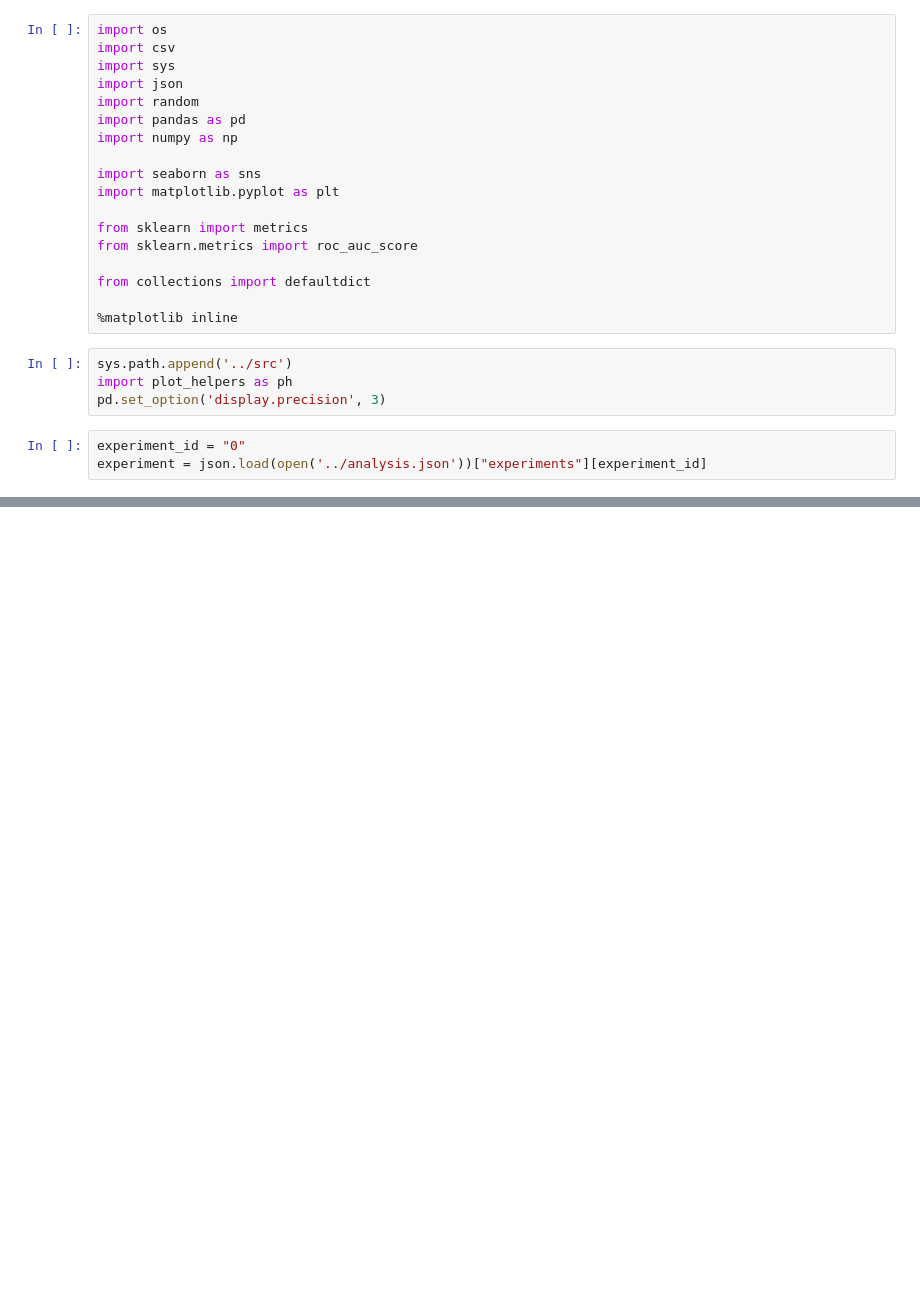
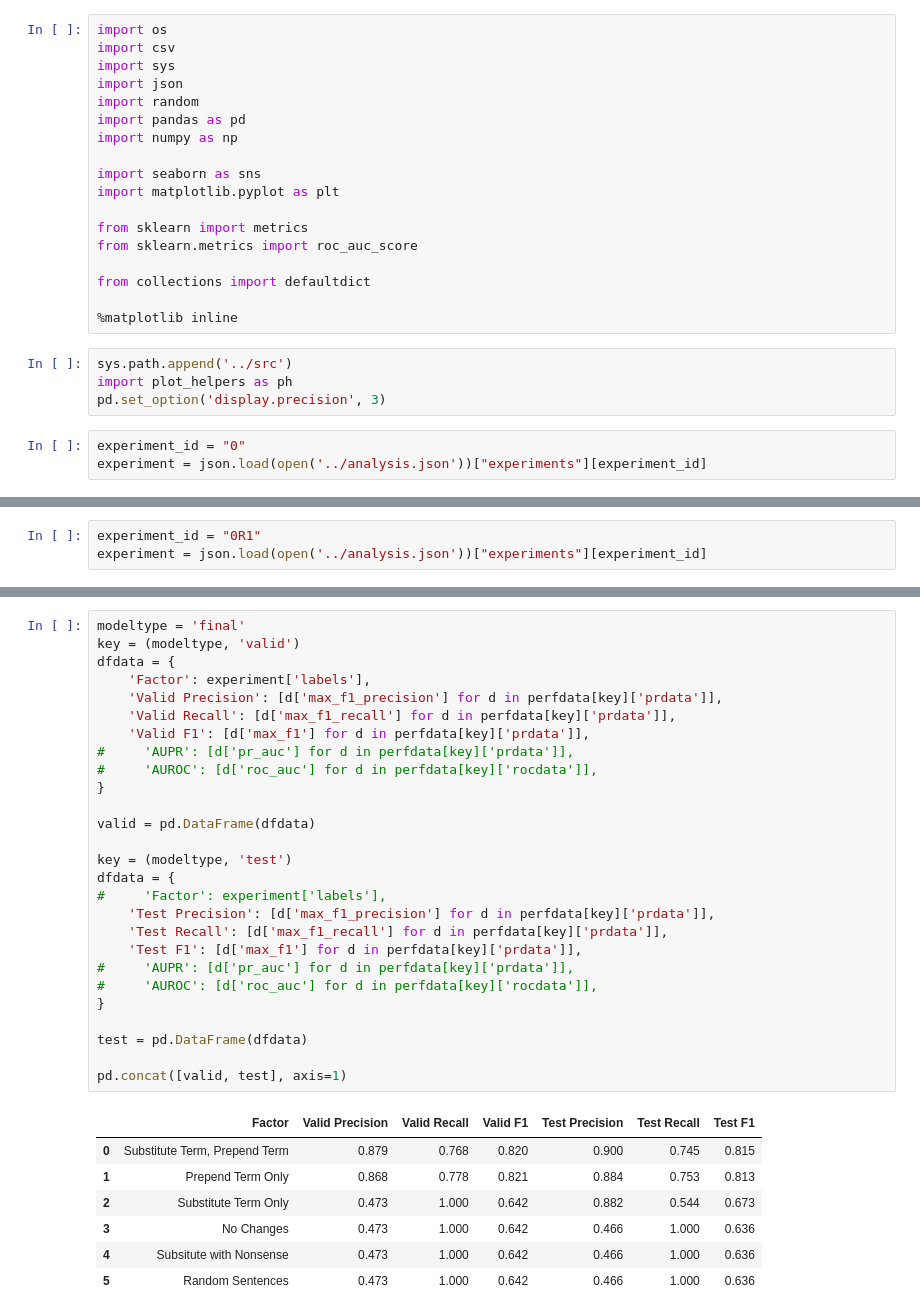
Before and after one commit to tatonetti-lab/onsides, a Jupyter notebook: notebooks/Experiment 0-Compare Example Construction Methods.ipynb, the cells around one changed output, grey strips where cells are left out. Drawn from its saved outputs; the diff is of its cells as text; blank space fills up the shorter version.

```diff
--- a/notebooks/Experiment 0-Compare Example Construction Methods.ipynb
+++ b/notebooks/Experiment 0-Compare Example Construction Methods.ipynb
@@ -129,0 +131,3 @@ pd.concat([valid, test], axis=1)
+# %%
+experiment_id = "0R1"
+experiment = json.load(open('../analysis.json'))["experiments"][experiment_id]
@@ -129,0 +204,35 @@ pd.concat([valid, test], axis=1)
+# %%
+modeltype = 'final'
+key = (modeltype, 'valid')
+dfdata = {
+    'Factor': experiment['labels'],
+    'Valid Precision': [d['max_f1_precision'] for d in perfdata[key]['prdata']],
+    'Valid Recall': [d['max_f1_recall'] for d in perfdata[key]['prdata']],
+    'Valid F1': [d['max_f1'] for d in perfdata[key]['prdata']],
+#     'AUPR': [d['pr_auc'] for d in perfdata[key]['prdata']],
+#     'AUROC': [d['roc_auc'] for d in perfdata[key]['rocdata']],
+}
+
+valid = pd.DataFrame(dfdata)
+
+key = (modeltype, 'test')
+dfdata = {
+#     'Factor': experiment['labels'],
+    'Test Precision': [d['max_f1_precision'] for d in perfdata[key]['prdata']],
+    'Test Recall': [d['max_f1_recall'] for d in perfdata[key]['prdata']],
+    'Test F1': [d['max_f1'] for d in perfdata[key]['prdata']],
+#     'AUPR': [d['pr_auc'] for d in perfdata[key]['prdata']],
+#     'AUROC': [d['roc_auc'] for d in perfdata[key]['rocdata']],
+}
+
+test = pd.DataFrame(dfdata)
+
+pd.concat([valid, test], axis=1)
+# %% [output]
+|  | Factor | Valid Precision | Valid Recall | Valid F1 | Test Precision | Test Recall | Test F1 |
+| 0 | Substitute Term, Prepend Term | 0.879 | 0.768 | 0.820 | 0.900 | 0.745 | 0.815 |
+| 1 | Prepend Term Only | 0.868 | 0.778 | 0.821 | 0.884 | 0.753 | 0.813 |
+| 2 | Substitute Term Only | 0.473 | 1.000 | 0.642 | 0.882 | 0.544 | 0.673 |
+| 3 | No Changes | 0.473 | 1.000 | 0.642 | 0.466 | 1.000 | 0.636 |
+| 4 | Subsitute with Nonsense | 0.473 | 1.000 | 0.642 | 0.466 | 1.000 | 0.636 |
+| 5 | Random Sentences | 0.473 | 1.000 | 0.642 | 0.466 | 1.000 | 0.636 |
```
Also changed, not shown: parts of 3 cells of this notebook, 14 other files.
